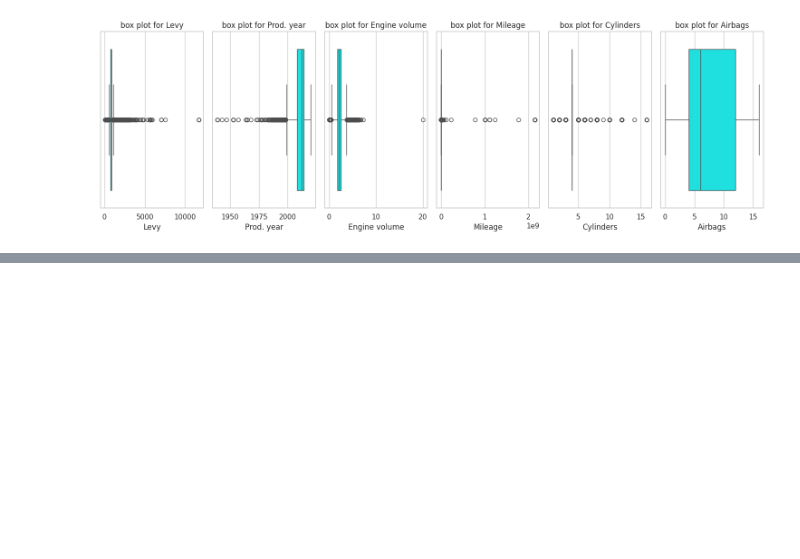
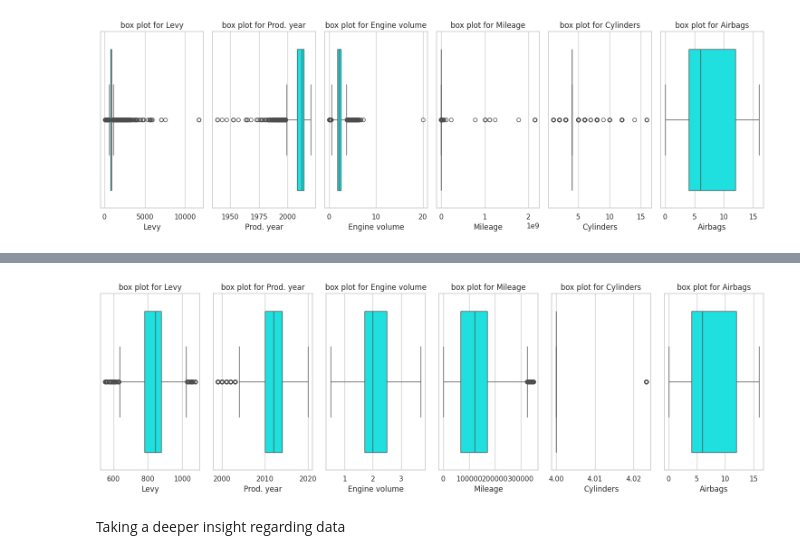
Before and after one commit to PYH95510/CarPricePrediction, a Jupyter notebook: Car Price prediction LightGBM model.ipynb, the cells around one changed output, grey strips where cells are left out. Drawn from its saved outputs; the diff is of its cells as text; code cells hidden in the pictures; blank space fills up the shorter version.

Commit message:
IQR outlier replacement applied

```diff
--- a/Car Price prediction LightGBM model.ipynb
+++ b/Car Price prediction LightGBM model.ipynb
@@ -471,0 +538,15 @@ df['Levy'].min()
+# %%
+fig, axes = plt.subplots(nrows=1, ncols=len(df_nums.columns), figsize=(15, 5))
+
+# Create box plots for each column
+for i, column in enumerate(df_nums.columns):
+    sns.boxplot(x=df[column], ax=axes[i], color='cyan')
+    axes[i].set_title(f'box plot for {column}')
+
+plt.tight_layout()
+plt.show()
+#plotting again after IQR outlier replacement
+# %% [output]
+[figure, added]
+# %% [markdown]
+Taking a deeper insight regarding data
```
Also changed, not shown: parts of 11 cells of this notebook.
